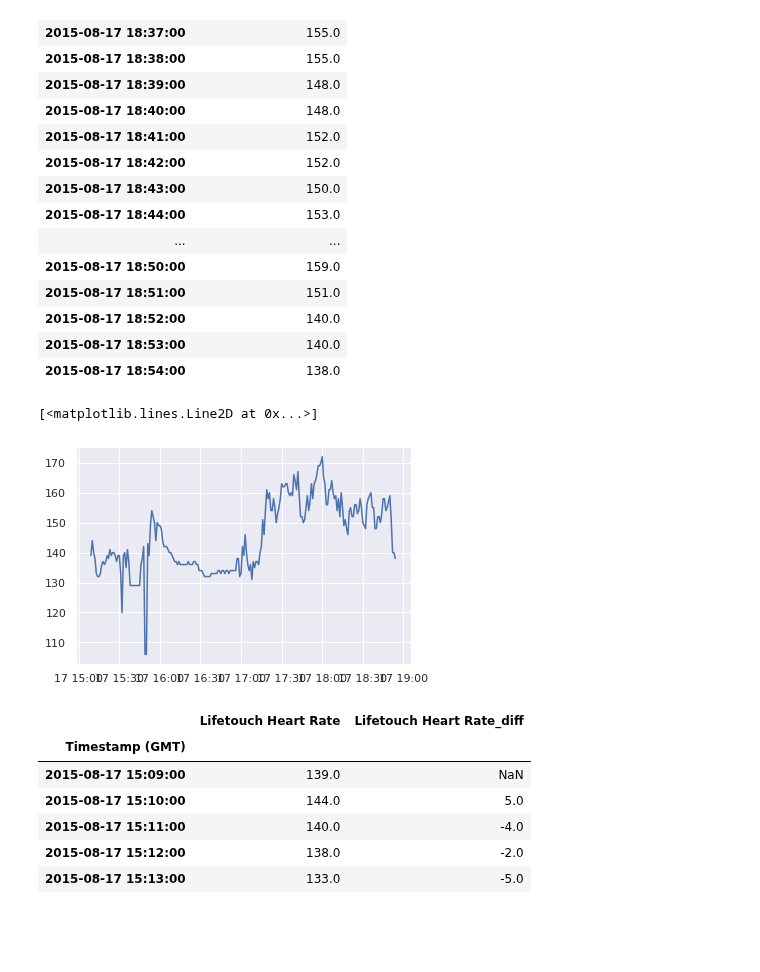
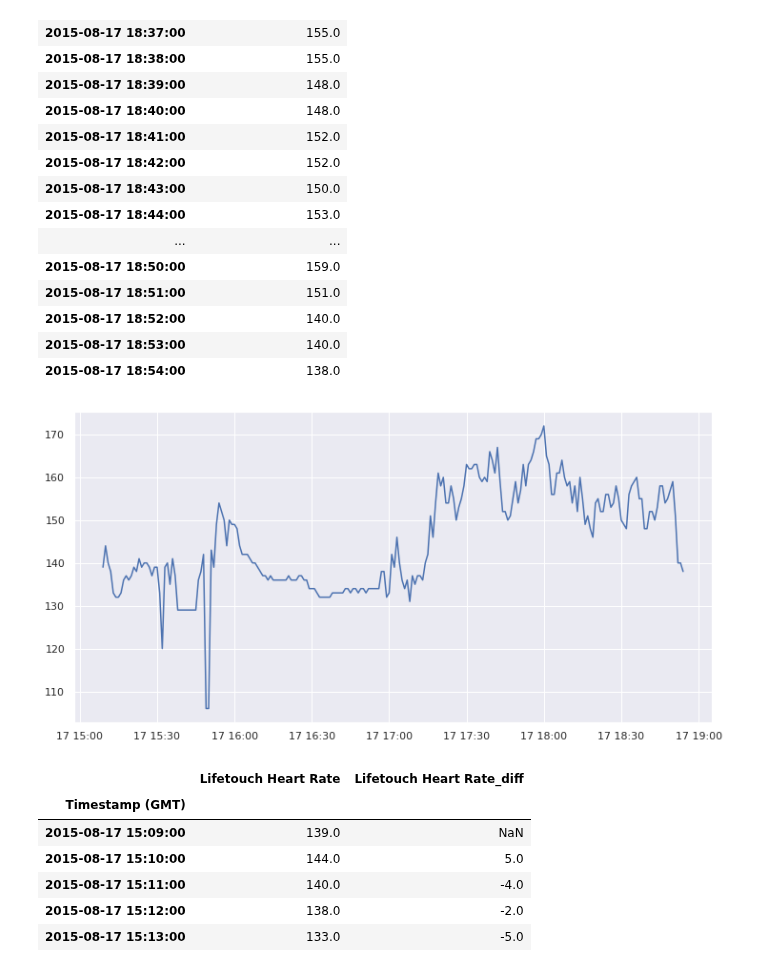
Before and after one commit to MartinNde/MartinN_1, a Jupyter notebook: Time_Series_Competition_AI.ipynb, the cells around one changed output. Cells and saved outputs as stored; diff of their text form; code cells hidden in the pictures; blank space fills up the shorter version.

```diff
--- a/Time_Series_Competition_AI.ipynb
+++ b/Time_Series_Competition_AI.ipynb
@@ -248,11 +248,13 @@ df_test
 | 2015-08-17 18:52:00 | 140.0 |
 | 2015-08-17 18:53:00 | 140.0 |
 | 2015-08-17 18:54:00 | 138.0 |
-# %%
-plt.plot(df)
-# %% [output]
-[<matplotlib.lines.Line2D at 0x...>]
-[figure, removed]
+# %%
+# plot time series
+plt.figure(figsize=(12, 6))
+plt.plot(df.index, df['Lifetouch Heart Rate'])
+plt.show()
+# %% [output]
+[figure, added]
 # %%
 df['Lifetouch Heart Rate_diff'] = df[['Lifetouch Heart Rate']].diff(axis = 0,periods = 1)
 df.head()
```
Also changed, not shown: parts of 21 cells of this notebook.
